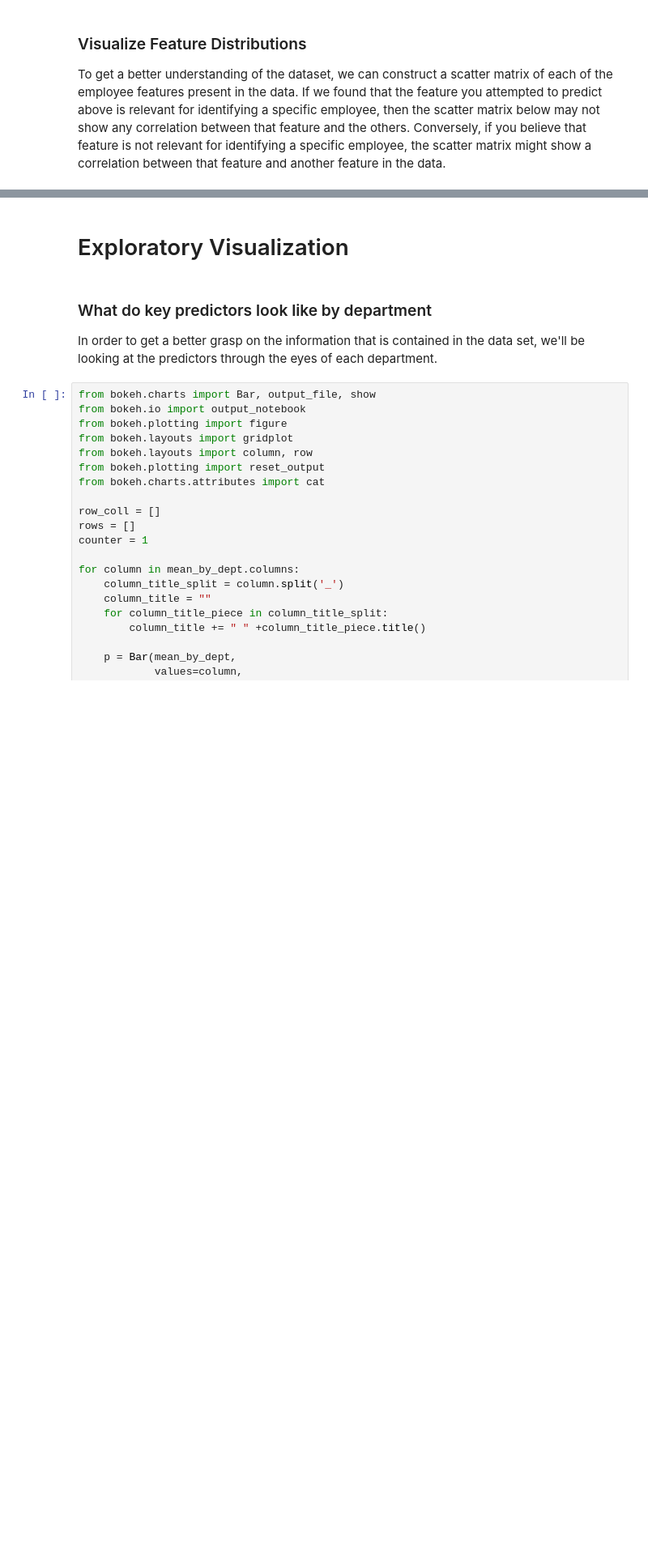
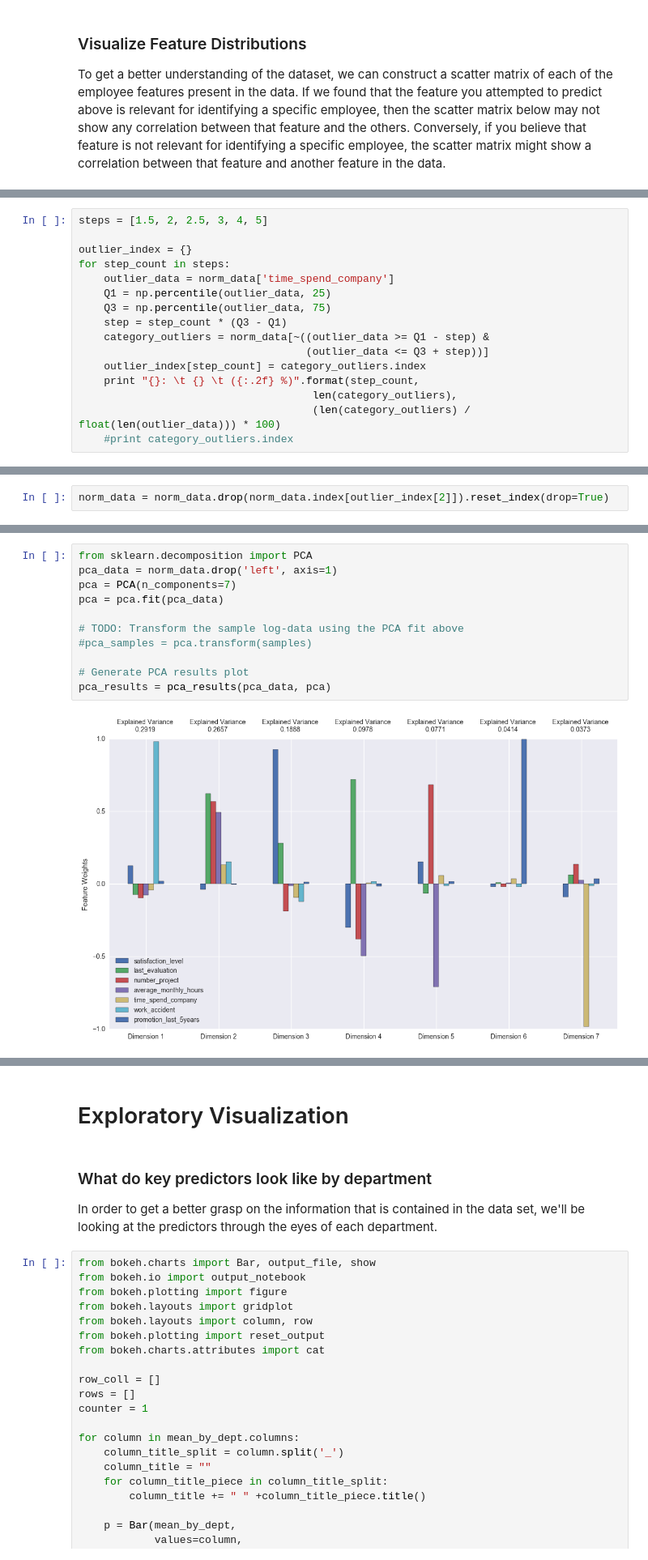
Before and after one commit to andirs/hr_predict, a Jupyter notebook: Human Resource Prediction.ipynb, the cells around one changed output, grey strips where cells are left out. Shown at 81% size. Saved outputs shown, nothing was run; the diff lists cells and outputs as text; blank space fills up the shorter version.

```diff
--- a/Human Resource Prediction.ipynb
+++ b/Human Resource Prediction.ipynb
@@ -264,0 +370,16 @@ pd.scatter_matrix(norm_data, alpha = 0.3, figsize = (14,8), diagonal = 'kde', cm
+# %%
+steps = [1.5, 2, 2.5, 3, 4, 5]
+
+outlier_index = {}
+for step_count in steps:
+    outlier_data = norm_data['time_spend_company']
+    Q1 = np.percentile(outlier_data, 25)
+    Q3 = np.percentile(outlier_data, 75)
+    step = step_count * (Q3 - Q1)
+    category_outliers = norm_data[~((outlier_data >= Q1 - step) &
+                                    (outlier_data <= Q3 + step))]
+    outlier_index[step_count] = category_outliers.index
+    print "{}: \t {} \t ({:.2f} %)".format(step_count,
+                                     len(category_outliers),
+                                     (len(category_outliers) / float(len(outlier_data))) * 100)
+    #print category_outliers.index
@@ -264,0 +395,2 @@ pd.scatter_matrix(norm_data, alpha = 0.3, figsize = (14,8), diagonal = 'kde', cm
+# %%
+norm_data = norm_data.drop(norm_data.index[outlier_index[2]]).reset_index(drop=True)
@@ -264,0 +444,13 @@ pd.scatter_matrix(norm_data, alpha = 0.3, figsize = (14,8), diagonal = 'kde', cm
+# %%
+from sklearn.decomposition import PCA
+pca_data = norm_data.drop('left', axis=1)
+pca = PCA(n_components=7)
+pca = pca.fit(pca_data)
+
+# TODO: Transform the sample log-data using the PCA fit above
+#pca_samples = pca.transform(samples)
+
+# Generate PCA results plot
+pca_results = pca_results(pca_data, pca)
+# %% [output]
+[figure, added]
```
Also changed, not shown: parts of 31 cells of this notebook.
